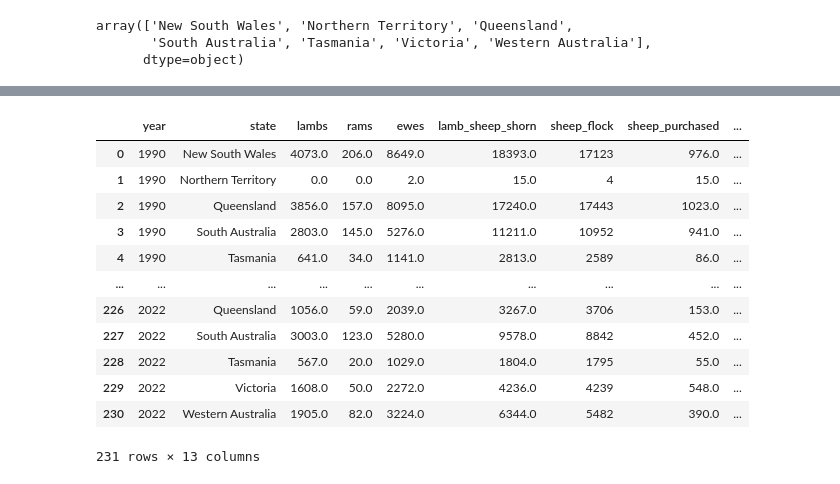
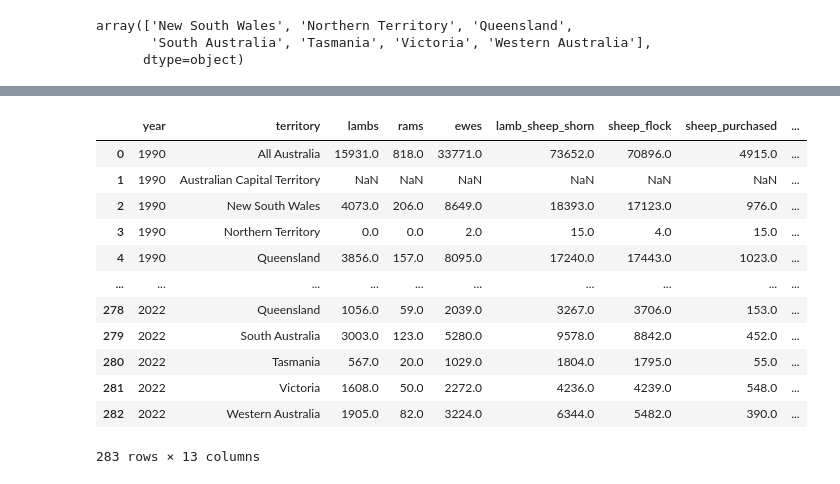
Before and after one commit to liza-drini/ceu-ds-project-C-2026, a Jupyter notebook: src/kseniia_merging.ipynb, the cells around one changed output, grey strips where cells are left out. Saved outputs shown, nothing was run; the diff lists cells and outputs as text; code cells hidden in the pictures.

```diff
--- a/src/kseniia_merging.ipynb
+++ b/src/kseniia_merging.ipynb
@@ -106,0 +125,13 @@ cats_state_year
+# %%
+num_cols = [c for c in farm_df.columns if c not in ["year", "state"]]
+# %%
+# results for Australia for each year
+farm_all = (
+    farm_df.groupby("year", as_index=False)[num_cols]
+           .sum()
+           .assign(state="All Australia")
+)
+# %%
+farm_all = farm_all[farm_df.columns]
+farm_df = pd.concat([farm_df, farm_all], ignore_index=True)
+farm_df
@@ -107,17 +152,19 @@ cats_state_year
+# %%
+farm_df = farm_df.rename(columns={"state": "territory"})
 # %%
-farm_cat_merged = farm_df.merge(cats_state_year, on=keys, how="left")
+farm_cat_merged = farm_df.merge(cats_state_year, on=keys, how="outer")
 farm_cat_merged
 # %% [output]
-|  | year | state | lambs | rams | ewes | lamb_sheep_shorn | sheep_flock | sheep_purchased | ... |
-| 0 | 1990 | New South Wales | 4073.0 | 206.0 | 8649.0 | 18393.0 | 17123 | 976.0 | ... |
-| 1 | 1990 | Northern Territory | 0.0 | 0.0 | 2.0 | 15.0 | 4 | 15.0 | ... |
-| 2 | 1990 | Queensland | 3856.0 | 157.0 | 8095.0 | 17240.0 | 17443 | 1023.0 | ... |
-| 3 | 1990 | South Australia | 2803.0 | 145.0 | 5276.0 | 11211.0 | 10952 | 941.0 | ... |
-| 4 | 1990 | Tasmania | 641.0 | 34.0 | 1141.0 | 2813.0 | 2589 | 86.0 | ... |
+|  | year | territory | lambs | rams | ewes | lamb_sheep_shorn | sheep_flock | sheep_purchased | ... |
+| 0 | 1990 | All Australia | 15931.0 | 818.0 | 33771.0 | 73652.0 | 70896.0 | 4915.0 | ... |
+| 1 | 1990 | Australian Capital Territory | NaN | NaN | NaN | NaN | NaN | NaN | ... |
+| 2 | 1990 | New South Wales | 4073.0 | 206.0 | 8649.0 | 18393.0 | 17123.0 | 976.0 | ... |
+| 3 | 1990 | Northern Territory | 0.0 | 0.0 | 2.0 | 15.0 | 4.0 | 15.0 | ... |
+| 4 | 1990 | Queensland | 3856.0 | 157.0 | 8095.0 | 17240.0 | 17443.0 | 1023.0 | ... |
 | ... | ... | ... | ... | ... | ... | ... | ... | ... | ... |
-| 226 | 2022 | Queensland | 1056.0 | 59.0 | 2039.0 | 3267.0 | 3706 | 153.0 | ... |
-| 227 | 2022 | South Australia | 3003.0 | 123.0 | 5280.0 | 9578.0 | 8842 | 452.0 | ... |
-| 228 | 2022 | Tasmania | 567.0 | 20.0 | 1029.0 | 1804.0 | 1795 | 55.0 | ... |
-| 229 | 2022 | Victoria | 1608.0 | 50.0 | 2272.0 | 4236.0 | 4239 | 548.0 | ... |
-| 230 | 2022 | Western Australia | 1905.0 | 82.0 | 3224.0 | 6344.0 | 5482 | 390.0 | ... |
+| 278 | 2022 | Queensland | 1056.0 | 59.0 | 2039.0 | 3267.0 | 3706.0 | 153.0 | ... |
+| 279 | 2022 | South Australia | 3003.0 | 123.0 | 5280.0 | 9578.0 | 8842.0 | 452.0 | ... |
+| 280 | 2022 | Tasmania | 567.0 | 20.0 | 1029.0 | 1804.0 | 1795.0 | 55.0 | ... |
+| 281 | 2022 | Victoria | 1608.0 | 50.0 | 2272.0 | 4236.0 | 4239.0 | 548.0 | ... |
+| 282 | 2022 | Western Australia | 1905.0 | 82.0 | 3224.0 | 6344.0 | 5482.0 | 390.0 | ... |
-231 rows × 13 columns
+283 rows × 13 columns
```
Also changed, not shown: parts of 36 cells of this notebook, 4 other files.
